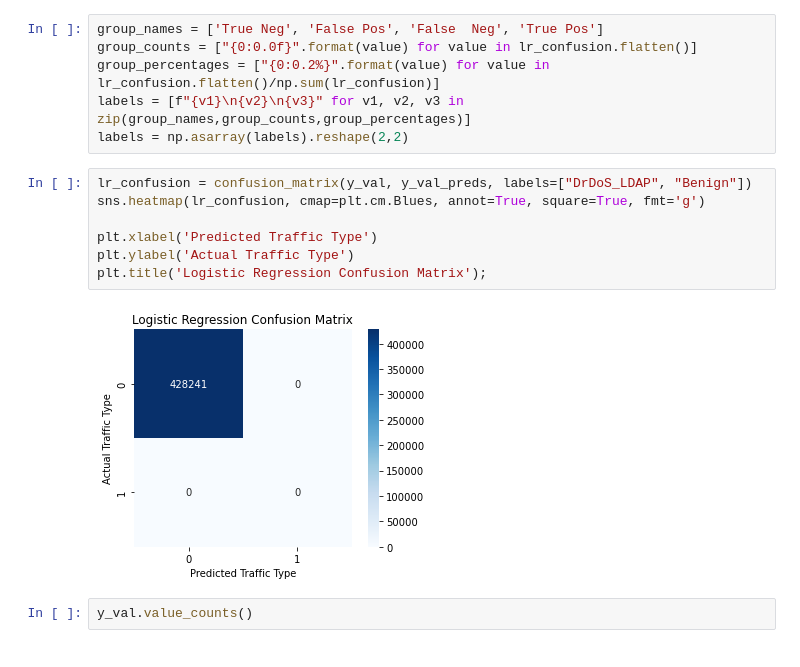
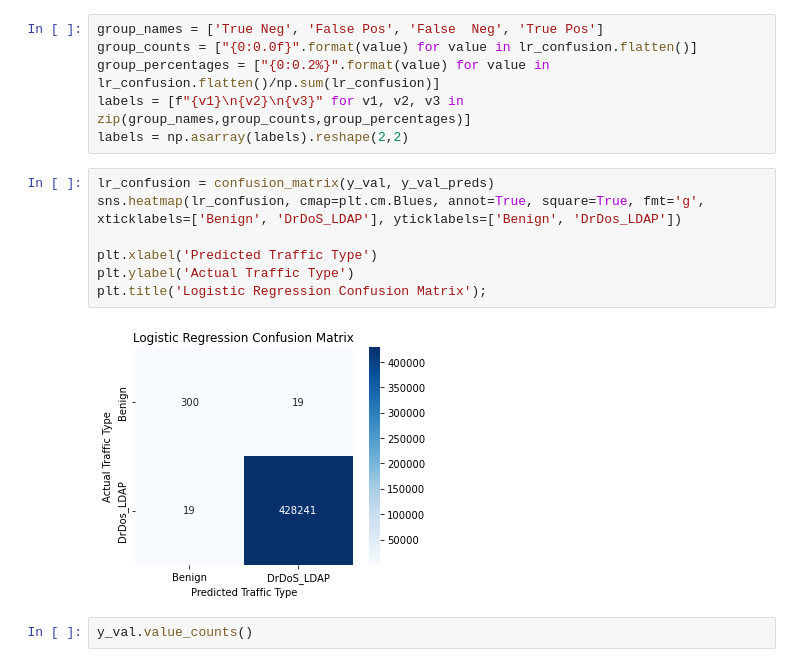
Before and after one commit to VinceDiR/DDoS_traffic_classification, a Jupyter notebook: dask_script.ipynb, the cells around one changed output. Drawn from its saved outputs; the diff is of its cells as text.

```diff
--- a/dask_script.ipynb
+++ b/dask_script.ipynb
@@ -117,14 +117,14 @@ group_percentages = ["{0:0.2%}".format(value) for value in lr_confusion.flatten(
 labels = [f"{v1}\n{v2}\n{v3}" for v1, v2, v3 in zip(group_names,group_counts,group_percentages)]
 labels = np.asarray(labels).reshape(2,2)
 # %%
-lr_confusion = confusion_matrix(y_val, y_val_preds, labels=["DrDoS_LDAP", "Benign"])
-sns.heatmap(lr_confusion, cmap=plt.cm.Blues, annot=True, square=True, fmt='g')
+lr_confusion = confusion_matrix(y_val, y_val_preds)
+sns.heatmap(lr_confusion, cmap=plt.cm.Blues, annot=True, square=True, fmt='g', xticklabels=['Benign', 'DrDoS_LDAP'], yticklabels=['Benign', 'DrDos_LDAP'])
 
 plt.xlabel('Predicted Traffic Type')
 plt.ylabel('Actual Traffic Type')
 plt.title('Logistic Regression Confusion Matrix');
 # %% [output]
-[figure, old version]
+[figure, new version]
 # %%
 y_val.value_counts()
 # %% [output]
```
